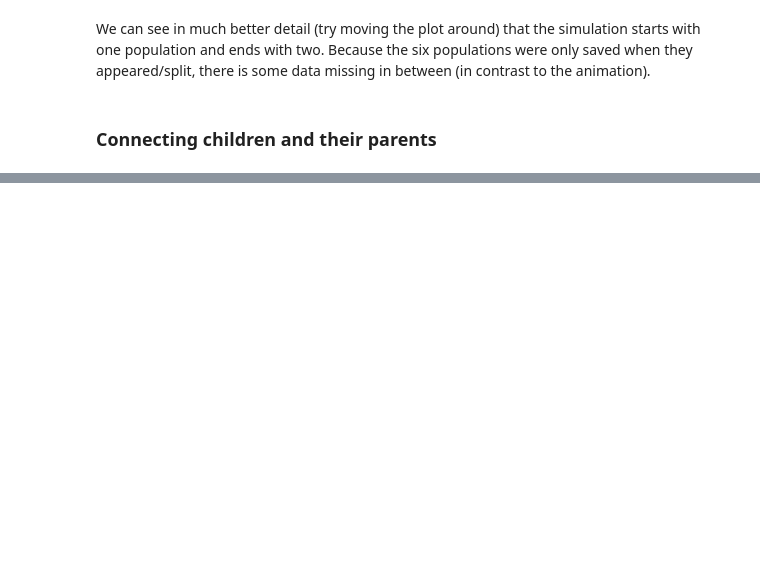
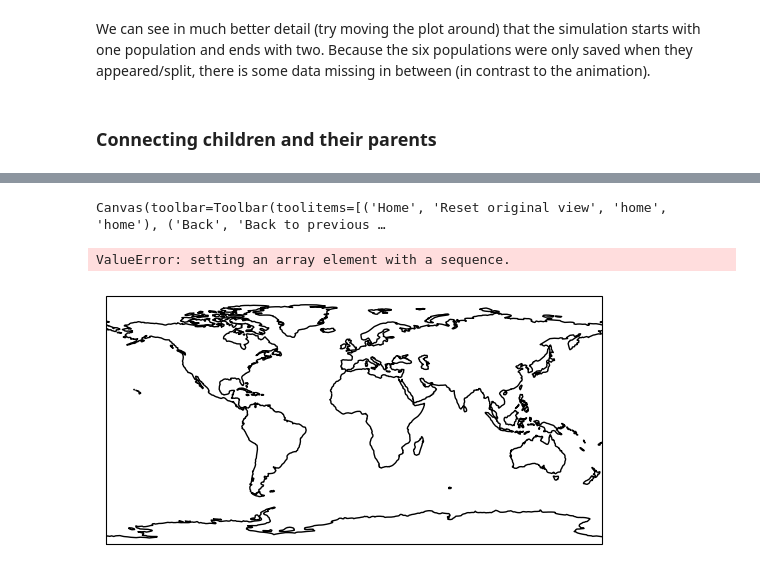
Before and after one commit to osmond-lab/space-trees, a Jupyter notebook: tutorial/tutorial.ipynb, the cells around one changed output, grey strips where cells are left out. Cells and saved outputs as stored; diff of their text form; code cells hidden in the pictures; blank space fills up the shorter version.

```diff
--- a/tutorial/tutorial.ipynb
+++ b/tutorial/tutorial.ipynb
@@ -732,0 +768,32 @@ Canvas(toolbar=Toolbar(toolitems=[('Home', 'Reset original view', 'home', 'home'
+# %%
+import matplotlib.pyplot as plt
+import cartopy.crs as ccrs
+import cartopy.feature as cfeature
+
+times = [900, 1733, 1333, 800, 216]
+colors = ['seagreen','red', 'goldenrod', 'cornflowerblue', 'pink']
+
+x = []
+y = []
+
+for time, color in zip(times, colors):
+    alive = ts.individuals_alive_at(time)
+    where = ts.individual_locations[alive]
+    x_plot = where[:,0]
+    y_plot = where[:,1]
+    x.append(x_plot)
+    y.append(y_plot)
+
+figmap = plt.figure()
+
+mapping = figmap.add_subplot(projection=ccrs.PlateCarree())
+mapping.coastlines()
+#mapping.set_xlim(-20, 60)
+#mapping.set_ylim(20, 60)
+
+plt.plot(x,y,transform=ccrs.PlateCarree())
+plt.show()
+# %% [output]
+Canvas(toolbar=Toolbar(toolitems=[('Home', 'Reset original view', 'home', 'home'), ('Back', 'Back to previous …
+ValueError: setting an array element with a sequence.
+[figure, added]
```
Also changed, not shown: parts of 18 cells of this notebook.
